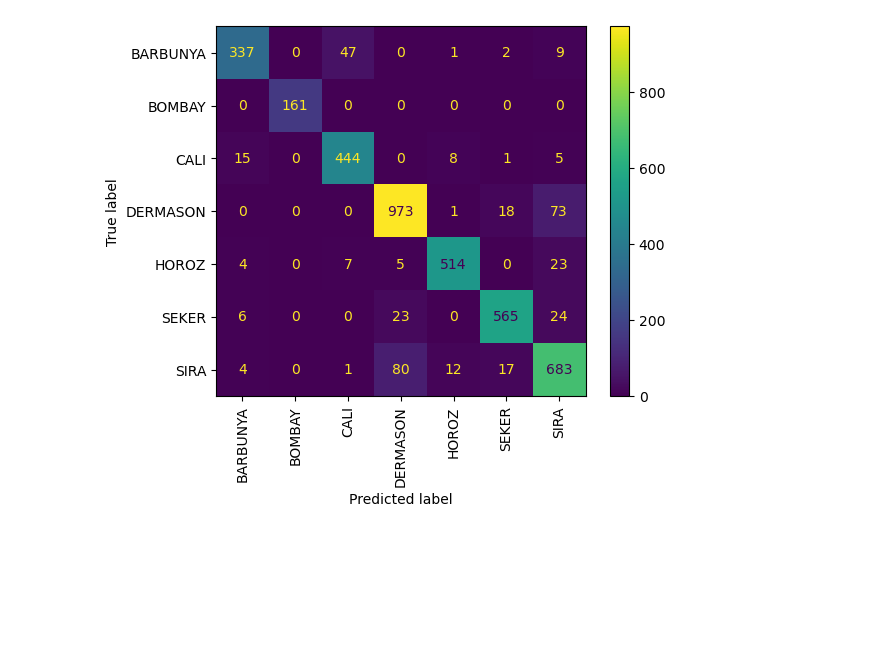
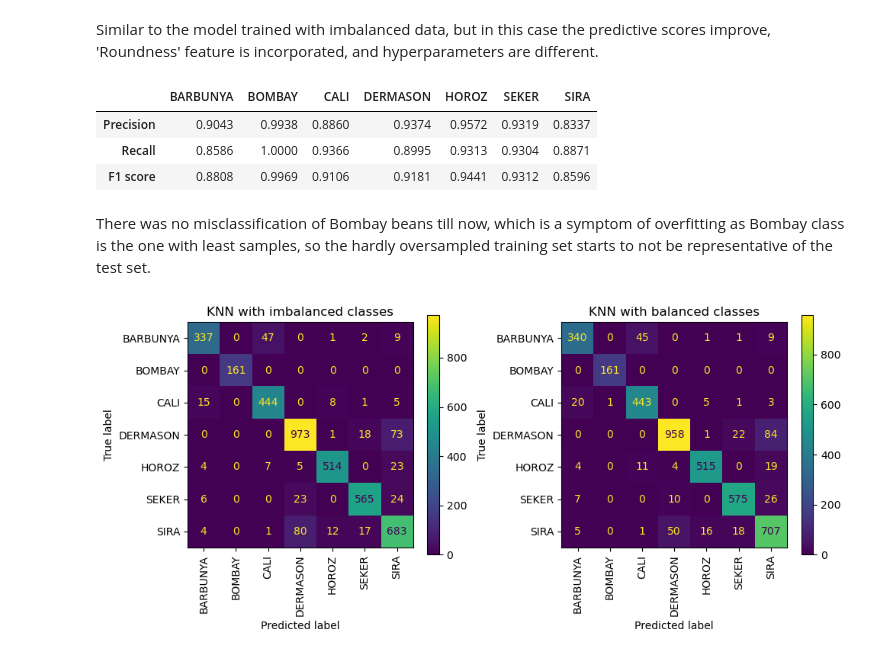
Before and after one commit to jesusch10/beans_classification, a Jupyter notebook: 3_nearest_neighbors.ipynb, the cells around one changed output. Cells and saved outputs as stored; diff of their text form; code cells hidden in the pictures; blank space fills up the shorter version.

```diff
--- a/3_nearest_neighbors.ipynb
+++ b/3_nearest_neighbors.ipynb
@@ -53,4 +47,0 @@ features_list
-# %%
-# Splitting dataset in training (70%) and test (30%) subsets
-X_train, X_test, y_train, y_test = train_test_split(dry_bean_dataset.data.features, dry_bean_dataset.data.targets, test_size=0.3, random_state=42)
-y_train = np.ravel(y_train)
@@ -159,9 +110,0 @@ Name: 1, dtype: object
-# %%
-# Evaluating the model by classes
-X_test_temp = X_test.loc[:,['MinorAxisLength', 'Perimeter', 'MajorAxisLength']]
-y_pred = knn_clf.predict(X_test_temp)
-results_df_class = pd.DataFrame(columns = sorted(set(y_test['Class'])))
-results_df_class.loc['Precision'] = np.around(precision_score(y_test, y_pred, average=None), decimals = 4)
-results_df_class.loc['Recall'] = np.around(recall_score(y_test, y_pred, average=None), decimals = 4)
-results_df_class.loc['F1 score'] = np.around(f1_score(y_test, y_pred, average=None), decimals = 4)
-results_df_class
@@ -172,0 +165,6 @@ results_df_class
+# %%
+# Defining the hyperparameter distribution for random search
+param_dict = {
+    'knn__n_neighbors': randint(1, 20),
+    'knn__weights': ['uniform', 'distance'],
+    'knn__metric': ['euclidean', 'manhattan', 'minkowski']}
@@ -173,12 +248,41 @@ results_df_class
+# %% [markdown]
+Similar to the model trained with imbalanced data, but in this case the predictive scores improve, 'Roundness' feature is incorporated, and hyperparameters are different.
+# %%
+# Evaluating the optimal model by classes
+X_train_temp = X_train_balanced.loc[:,['MajorAxisLength', 'MinorAxisLength', 'Perimeter', 'Roundness']]
+knn_clf.fit(X_train_temp, y_train_balanced)
+y_pred_balanced = knn_clf.predict(X_test.loc[:,['MajorAxisLength', 'MinorAxisLength', 'Perimeter', 'Roundness']])
+results_df_class = calculate_metrics_classes(y_test, y_pred_balanced)
+results_df_class
+# %% [output]
+|  | BARBUNYA | BOMBAY | CALI | DERMASON | HOROZ | SEKER | SIRA |
+| Precision | 0.9043 | 0.9938 | 0.8860 | 0.9374 | 0.9572 | 0.9319 | 0.8337 |
+| Recall | 0.8586 | 1.0000 | 0.9366 | 0.8995 | 0.9313 | 0.9304 | 0.8871 |
+| F1 score | 0.8808 | 0.9969 | 0.9106 | 0.9181 | 0.9441 | 0.9312 | 0.8596 |
+# %% [markdown]
+There was no misclassification of Bombay beans till now, which is a symptom of overfitting as Bombay class is the one with least samples, so the hardly oversampled training set starts to not be representative of the test set.
 # %%
-# Plotting confusion matrix
+# Plotting confusion matrices
+fig, axes = plt.subplots(1, 2, figsize=(10, 16))
+
 cm = confusion_matrix(y_test, y_pred)
 disp = ConfusionMatrixDisplay(cm, display_labels = sorted(set(y_test['Class'])))
-disp.plot()
-plt.xticks(rotation=90)
+disp.plot(ax=axes[0], colorbar = False)
+axes[0].set_title('KNN with imbalanced classes')
+axes[0].tick_params(axis='x', rotation=90)
+plt.colorbar(disp.im_, ax=axes[0], shrink=0.2)
+
+cm = confusion_matrix(y_test, y_pred_balanced)
+disp = ConfusionMatrixDisplay(cm, display_labels = sorted(set(y_test['Class'])))
+disp.plot(ax=axes[1], colorbar = False)
+axes[1].set_title('KNN with balanced classes')
+axes[1].tick_params(axis='x', rotation=90)
+plt.colorbar(disp.im_, ax=axes[1], shrink=0.2)
+
+plt.tight_layout()
 plt.show()
 # %% [output]
-[figure, old version]
+[figure, new version]
 # %%
 # Saving optimal k-neighbors classifier
 with open('best_knn_clf.pkl', 'wb') as file:
```
Also changed, not shown: parts of 19 cells of this notebook, 13 other files.
